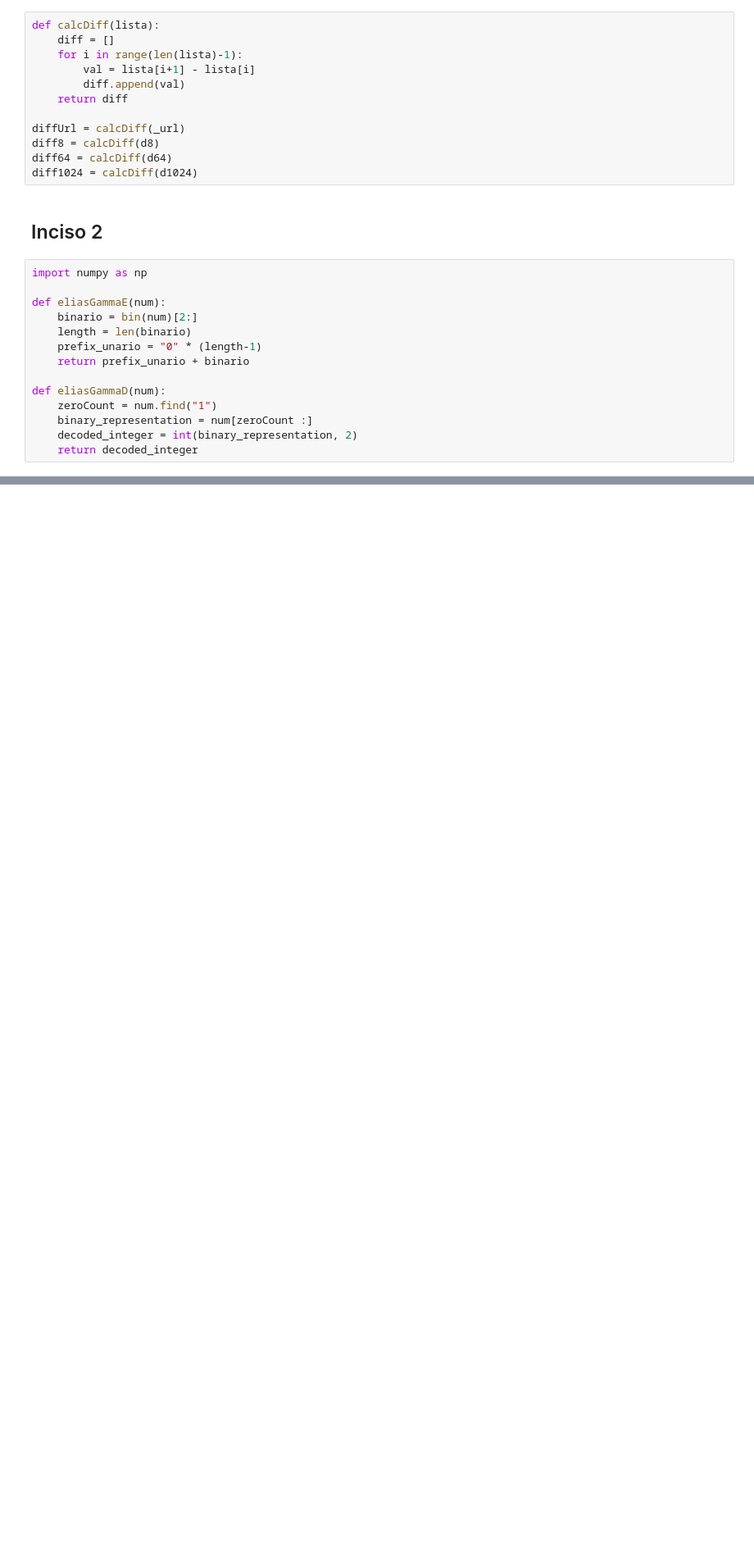
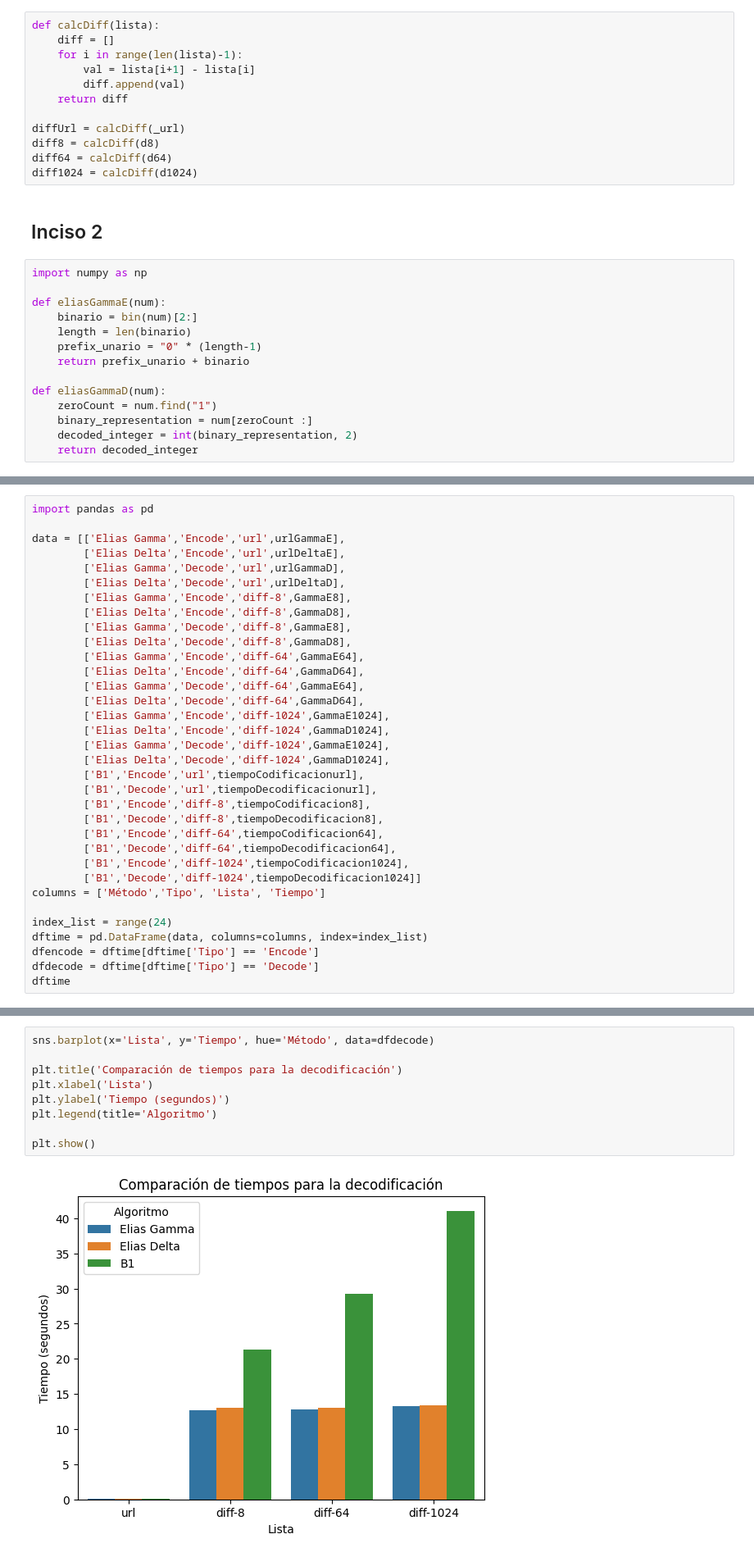
Before and after one commit to IzLuis/Maestria, a Jupyter notebook: Análisis de Algoritmos y Estructuras para Datos Masivos/Unidad 5/Izquierdo_Luis_U5.5A. Codificación de enteros.ipynb, the cells around one changed output, grey strips where cells are left out. Shown at 82% size. Drawn from its saved outputs; the diff is of its cells as text; blank space fills up the shorter version.

```diff
--- a/Análisis de Algoritmos y Estructuras para Datos Masivos/Unidad 5/Izquierdo_Luis_U5.5A. Codificación de enteros.ipynb
+++ b/Análisis de Algoritmos y Estructuras para Datos Masivos/Unidad 5/Izquierdo_Luis_U5.5A. Codificación de enteros.ipynb
@@ -185,0 +323,34 @@ print(binary_decoding(test, 5))
+# %%
+import pandas as pd
+
+data = [['Elias Gamma','Encode','url',urlGammaE],
+        ['Elias Delta','Encode','url',urlDeltaE],
+        ['Elias Gamma','Decode','url',urlGammaD],
+        ['Elias Delta','Decode','url',urlDeltaD],
+        ['Elias Gamma','Encode','diff-8',GammaE8],
+        ['Elias Delta','Encode','diff-8',GammaD8],
+        ['Elias Gamma','Decode','diff-8',GammaE8],
+        ['Elias Delta','Decode','diff-8',GammaD8],
+        ['Elias Gamma','Encode','diff-64',GammaE64],
+        ['Elias Delta','Encode','diff-64',GammaD64],
+        ['Elias Gamma','Decode','diff-64',GammaE64],
+        ['Elias Delta','Decode','diff-64',GammaD64],
+        ['Elias Gamma','Encode','diff-1024',GammaE1024],
+        ['Elias Delta','Encode','diff-1024',GammaD1024],
+        ['Elias Gamma','Decode','diff-1024',GammaE1024],
+        ['Elias Delta','Decode','diff-1024',GammaD1024],
+        ['B1','Encode','url',tiempoCodificacionurl],
+        ['B1','Decode','url',tiempoDecodificacionurl],
+        ['B1','Encode','diff-8',tiempoCodificacion8],
+        ['B1','Decode','diff-8',tiempoDecodificacion8],
+        ['B1','Encode','diff-64',tiempoCodificacion64],
+        ['B1','Decode','diff-64',tiempoDecodificacion64],
+        ['B1','Encode','diff-1024',tiempoCodificacion1024],
+        ['B1','Decode','diff-1024',tiempoDecodificacion1024]]
+columns = ['Método','Tipo', 'Lista', 'Tiempo']
+
+index_list = range(24)
+dftime = pd.DataFrame(data, columns=columns, index=index_list)
+dfencode = dftime[dftime['Tipo'] == 'Encode']
+dfdecode = dftime[dftime['Tipo'] == 'Decode']
+dftime
@@ -185,0 +389,11 @@ print(binary_decoding(test, 5))
+# %%
+sns.barplot(x='Lista', y='Tiempo', hue='Método', data=dfdecode)
+
+plt.title('Comparación de tiempos para la decodificación')
+plt.xlabel('Lista')
+plt.ylabel('Tiempo (segundos)')
+plt.legend(title='Algoritmo')
+
+plt.show()
+# %% [output]
+[figure, added]
```
Also changed, not shown: parts of 18 cells of this notebook, 2 other files.
